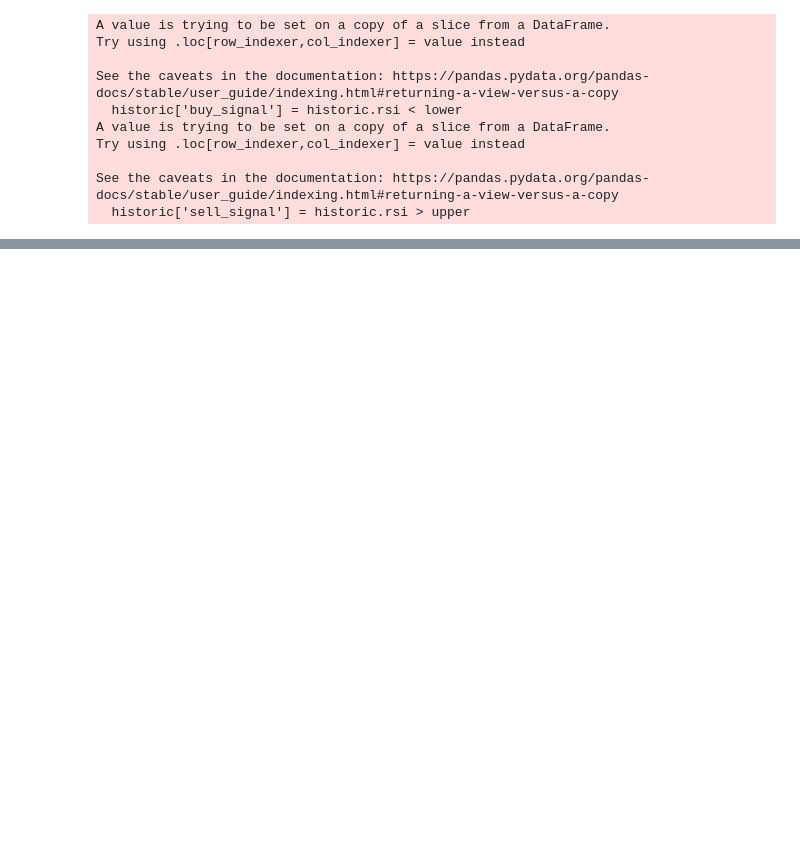
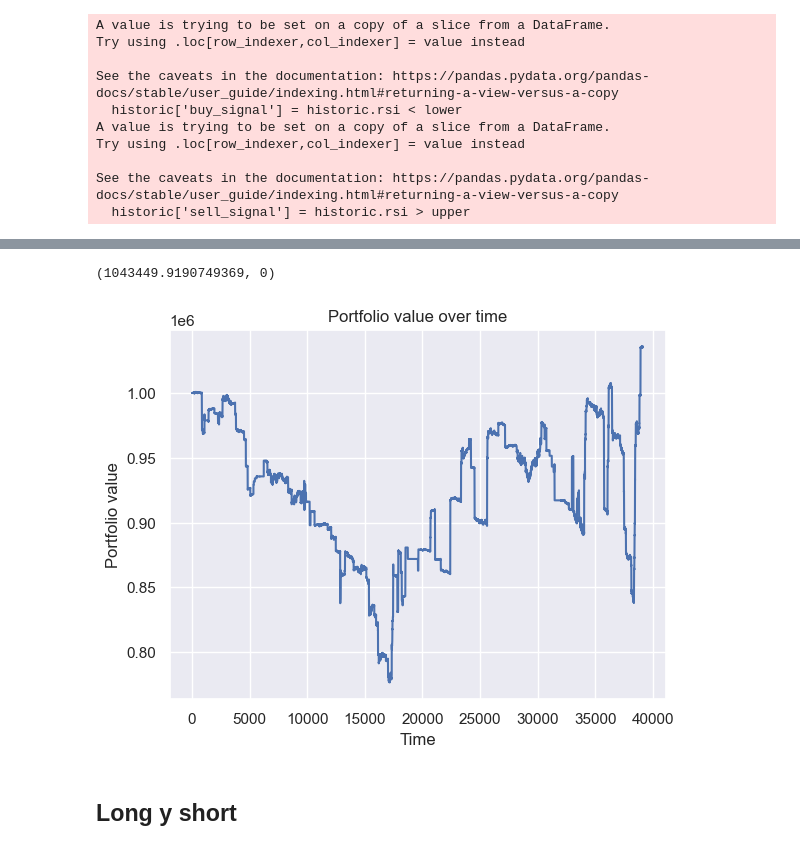
Before and after one commit to ivanna1030/trading, a Jupyter notebook: clase3.ipynb, the cells around one changed output, grey strips where cells are left out. Saved outputs shown, nothing was run; the diff lists cells and outputs as text; code cells hidden in the pictures; blank space fills up the shorter version.

```diff
--- a/clase3.ipynb
+++ b/clase3.ipynb
@@ -371,0 +396,16 @@ plt.show()
+# %%
+COM = 0.125 / 100
+BORROW_RATE = 0.25 / 100
+
+INTERVALS = 252 * 6.5 * 60 / 5
+BORROW_RATE_5MINUTES = (1 + BORROW_RATE) ** (1 / INTERVALS) - 1
+
+INITIAL_MARGIN = 0.5
+MAINTENANCE_MARGIN = 0.25
+SL = 0.1
+TP = 0.1
+n_shares = 50
+cash = 1_000_000
+# %%
+data = pd.read_csv('aapl_5m_train.csv').dropna()
+data.head()
@@ -371,0 +419,7 @@ plt.show()
+# %%
+rsi_indicator = ta.momentum.RSIIndicator(data.Close, window=15)
+data['rsi'] = rsi_indicator.rsi()
+# %%
+historic = data.dropna()
+historic['buy_signal'] = historic.rsi < 20
+historic['sell_signal'] = historic.rsi > 80
@@ -371,0 +543,14 @@ plt.show()
+# %%
+cash, len(active_long_positions)
+# %% [output]
+(1043449.9190749369, 0)
+# %%
+plt.plot(portfolio_value)
+plt.title('Portfolio value over time')
+plt.xlabel('Time')
+plt.ylabel('Portfolio value')
+plt.show()
+# %% [output]
+[figure, added]
+# %% [markdown]
+## Long y short
```
Also changed, not shown: parts of 30 cells of this notebook, 1 other file.
